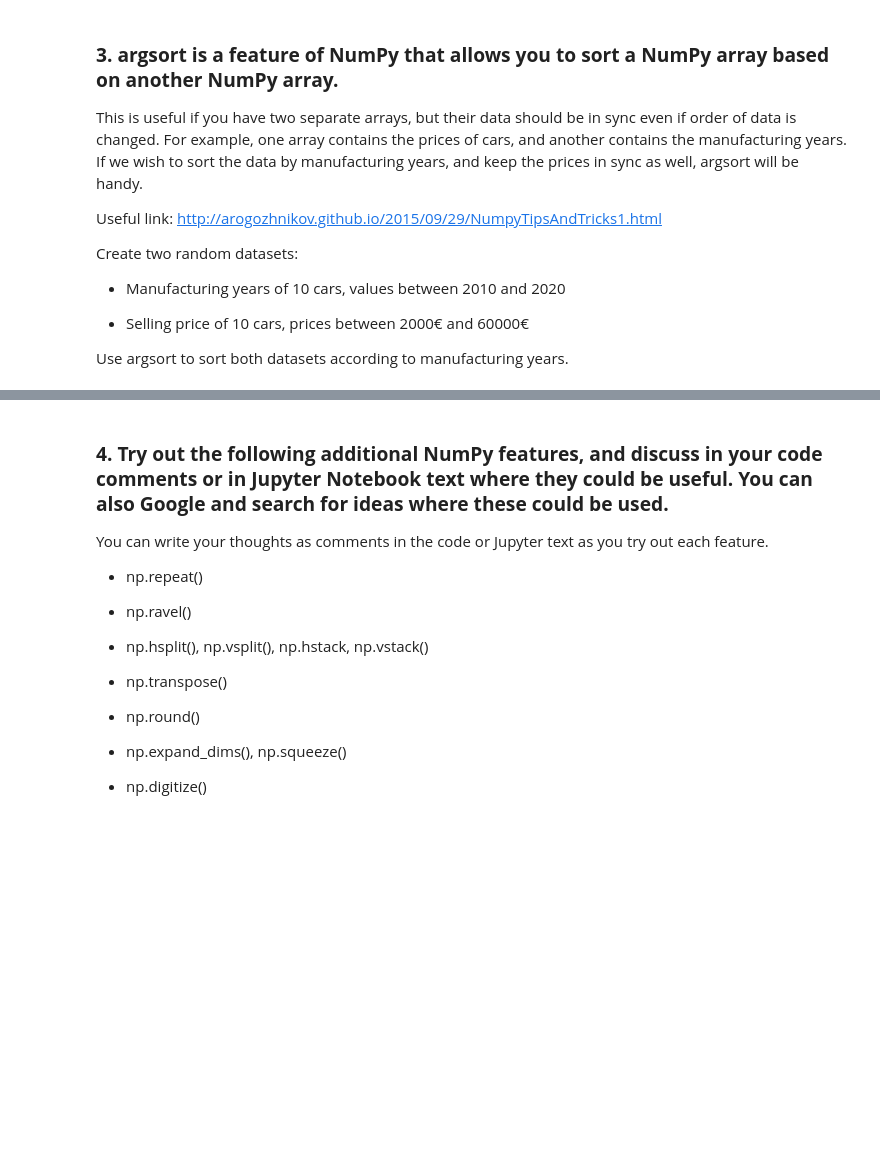
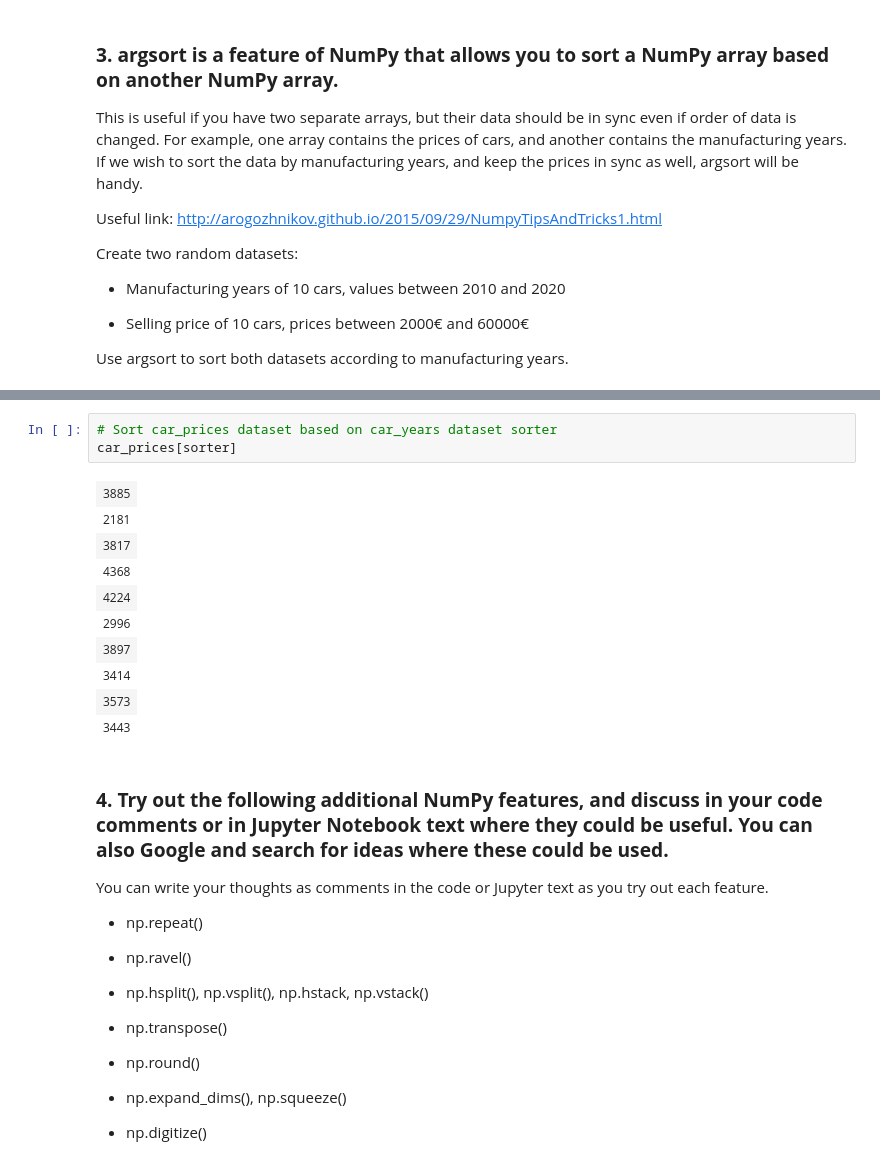
Before and after one commit to jtsillan/DataAnalytics, a Jupyter notebook: exercise_set1/exercise_set_1.ipynb, the cells around one changed output, grey strips where cells are left out. Saved outputs shown, nothing was run; the diff lists cells and outputs as text; blank space fills up the shorter version.

```diff
--- a/exercise_set1/exercise_set_1.ipynb
+++ b/exercise_set1/exercise_set_1.ipynb
@@ -785,3 +808,17 @@ Use argsort to sort both datasets according to manufacturing years.
+# %%
+# Sort car_prices dataset based on car_years dataset sorter
+car_prices[sorter]
+# %% [output]
+| 3885 |
+| 2181 |
+| 3817 |
+| 4368 |
+| 4224 |
+| 2996 |
+| 3897 |
+| 3414 |
+| 3573 |
+| 3443 |
 # %% [markdown]
 <h3><b>4. Try out the following additional NumPy features, and discuss in your code comments or in Jupyter Notebook text where they could be useful. You can also Google and search for ideas where these could be used. </b></h3>
 
```
Also changed, not shown: parts of 10 cells of this notebook, 2 other files.
